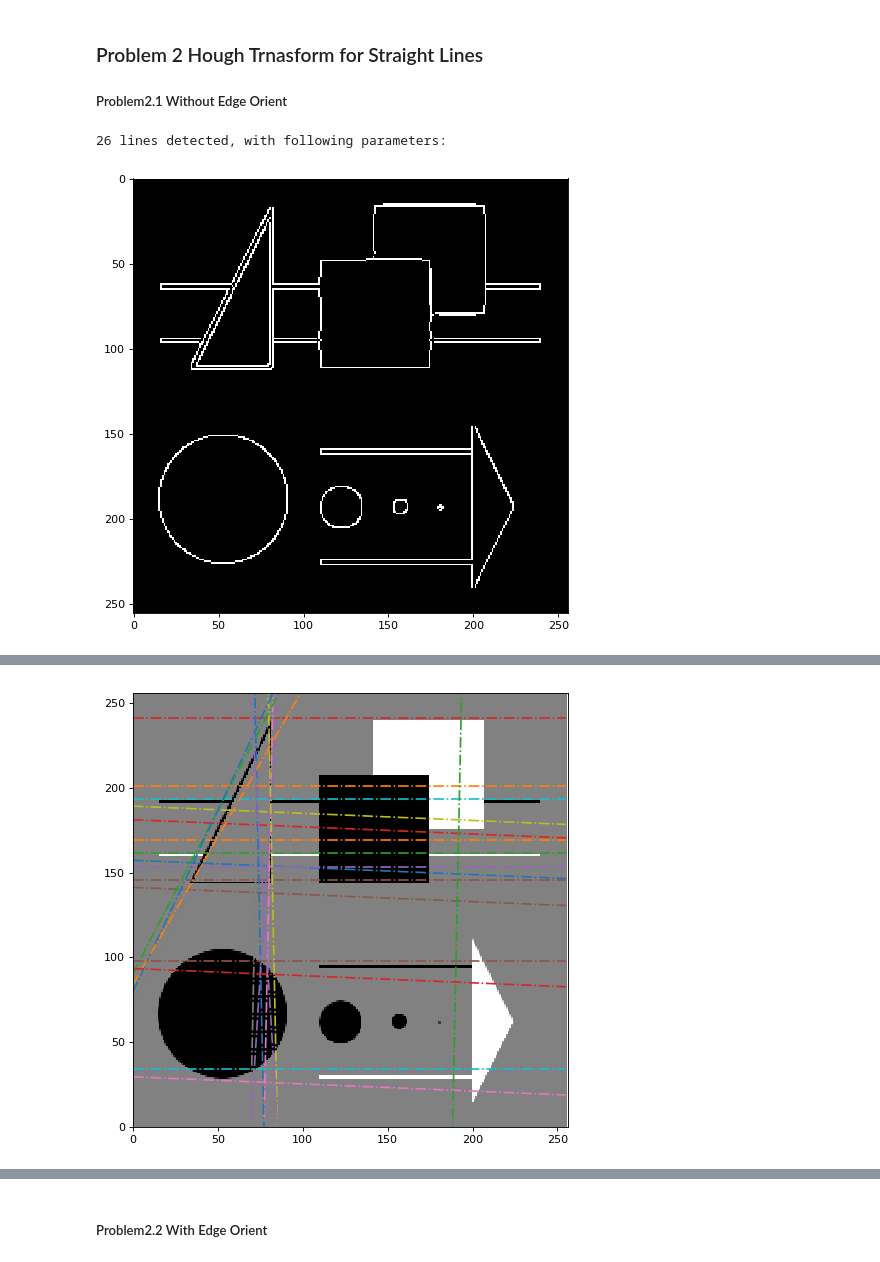
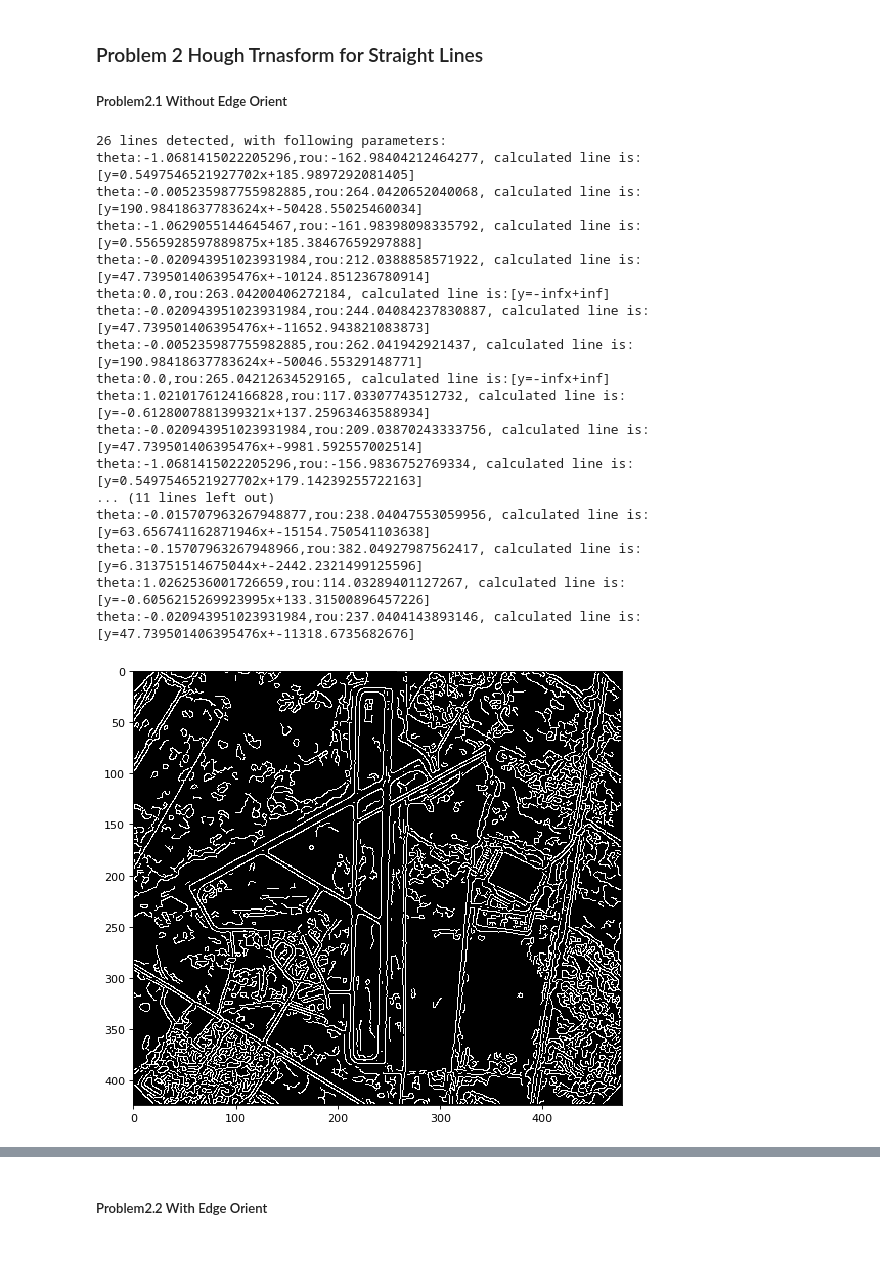
Before and after one commit to edwardchu-studio/CVHomework, a Jupyter notebook: HW3/pract/Proj2(HW3Prac).ipynb, the cells around one changed output, grey strips where cells are left out. Drawn from its saved outputs; the diff is of its cells as text; code cells hidden in the pictures.

```diff
--- a/HW3/pract/Proj2(HW3Prac).ipynb
+++ b/HW3/pract/Proj2(HW3Prac).ipynb
@@ -234,10 +234,10 @@ def detectLine(img):
             sketch[(int(rou[t]-bottom-1))][t]+=1
     displayImage(sketch)
 #     print("After Conv&Pooling:")
-    sketch=gaussianSmooth(sketch)
-    sketch=maxPooling(sketch,8)
+#     sketch=gaussianSmooth(sketch)
 #     sketch=maxPooling(sketch,8)
-    displayImage(sketch)
+#     sketch=maxPooling(sketch,8)
+#     displayImage(sketch)
     threshold=sketch.max()*ratio
     lines=[]
     maxLines=25
@@ -272,34 +272,49 @@ def gaussianSmooth(img,k_size=5):
     kernel=gkern(kernlen=k_size)
     new_img=ndimage.filters.convolve(img,kernel)
     return new_img
 def convolve2d(img,size=2):
     kernel=np.ones((size,size))
     return ndimage.filters.convolve(img,kernel)
 def maxPooling(img,size=2):
     return skimage.measure.block_reduce(img, (size,size), np.max)
 
 def displayLine(img):
     lines,sketch =detectLine(img)
     print("{} lines detected, with following parameters:".format(len(lines)))
     ab=[]
     for t,r in lines:
         ab.append((-1/np.tan(t),r/np.sin(t)))
-#         print("theta:{},rou:{}, calculated line is:[y={}x+{}]".format(t,r,-1/np.tan(t),r/np.sin(t)))
+        print("theta:{},rou:{}, calculated line is:[y={}x+{}]".format(t,r,-1/np.tan(t),r/np.sin(t)))
     h,w=img.shape
 #     print(h,w)
     x=np.linspace(num=w,start=0,stop=w)
     plt.figure(figsize=(8, 6), dpi=80, facecolor='w', edgecolor='k')
     plt.subplot(111)
     plt.axis([0,w,0,h])
     plt.imshow(img[::-1],cmap='gray')
 
     plt.tight_layout()
 
     for a,b in ab:
         plt.plot(a*x+b,'-.')
-
 # img2O=np.arctan(derive_x(img2)/derive_y(img2))
-displayLine(img2)
+displayLine(img3)
 # %% [output]
 26 lines detected, with following parameters:
+theta:-1.0681415022205296,rou:-162.98404212464277, calculated line is:[y=0.5497546521927702x+185.9897292081405]
+theta:-0.005235987755982885,rou:264.0420652040068, calculated line is:[y=190.98418637783624x+-50428.55025460034]
+theta:-1.0629055144645467,rou:-161.98398098335792, calculated line is:[y=0.5565928597889875x+185.38467659297888]
+theta:-0.020943951023931984,rou:212.0388858571922, calculated line is:[y=47.739501406395476x+-10124.851236780914]
+theta:0.0,rou:263.04200406272184, calculated line is:[y=-infx+inf]
+theta:-0.020943951023931984,rou:244.04084237830887, calculated line is:[y=47.739501406395476x+-11652.943821083873]
+theta:-0.005235987755982885,rou:262.041942921437, calculated line is:[y=190.98418637783624x+-50046.55329148771]
+theta:0.0,rou:265.04212634529165, calculated line is:[y=-infx+inf]
+theta:1.0210176124166828,rou:117.03307743512732, calculated line is:[y=-0.6128007881399321x+137.25963463588934]
+theta:-0.020943951023931984,rou:209.03870243333756, calculated line is:[y=47.739501406395476x+-9981.592557002514]
+theta:-1.0681415022205296,rou:-156.9836752769334, calculated line is:[y=0.5497546521927702x+179.14239255722163]
+... (11 lines left out)
+theta:-0.015707963267948877,rou:238.04047553059956, calculated line is:[y=63.656741162871946x+-15154.750541103638]
+theta:-0.15707963267948966,rou:382.04927987562417, calculated line is:[y=6.313751514675044x+-2442.2321499125596]
+theta:1.0262536001726659,rou:114.03289401127267, calculated line is:[y=-0.6056215269923995x+133.31500896457226]
+theta:-0.020943951023931984,rou:237.0404143893146, calculated line is:[y=47.739501406395476x+-11318.6735682676]
-[figure, old version]
+[figure, new version]
@@ -308,4 +323,3 @@ displayLine(img2)
-[figure, removed]
 # %%
 d=pd.read_csv('25MaximumVotesForLines.csv')
 d
```
Also changed, not shown: parts of 4 cells of this notebook, 3 other files.
